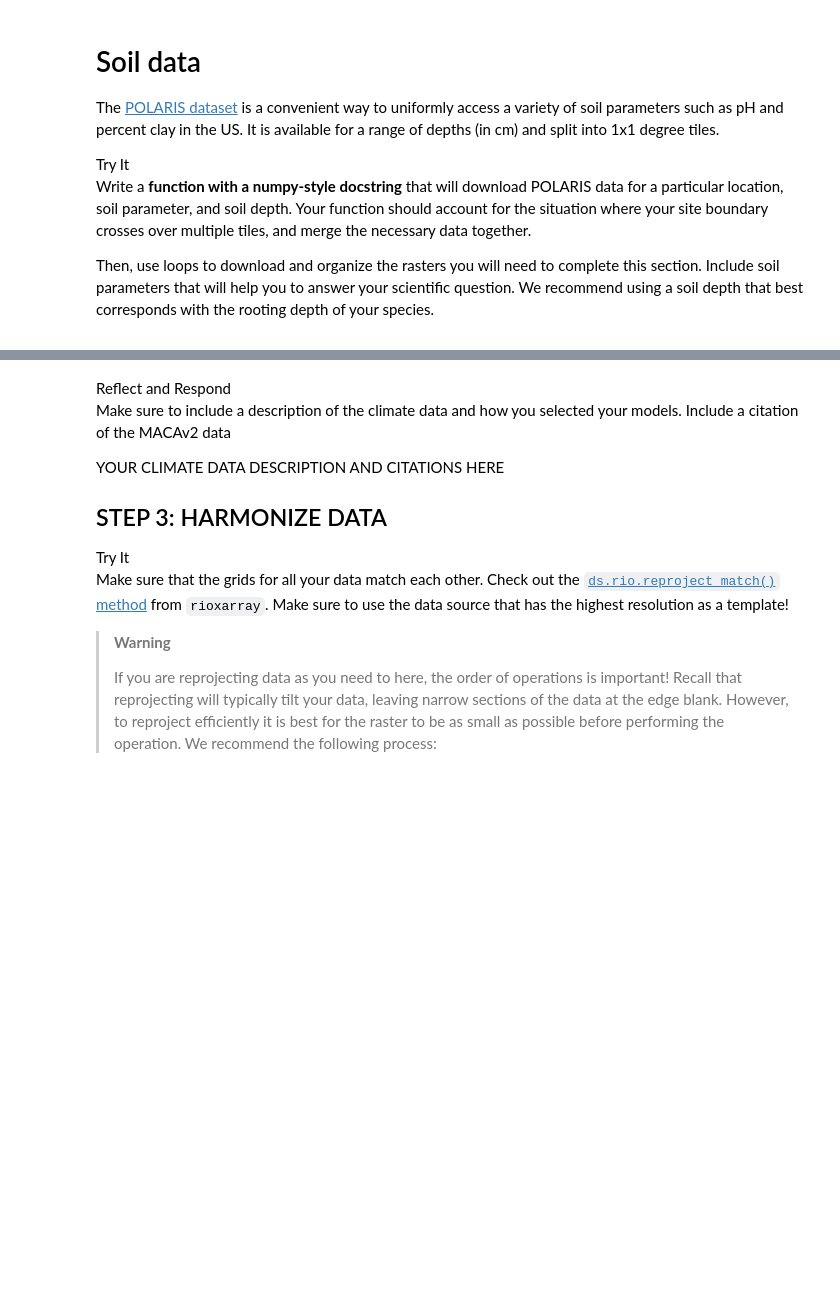
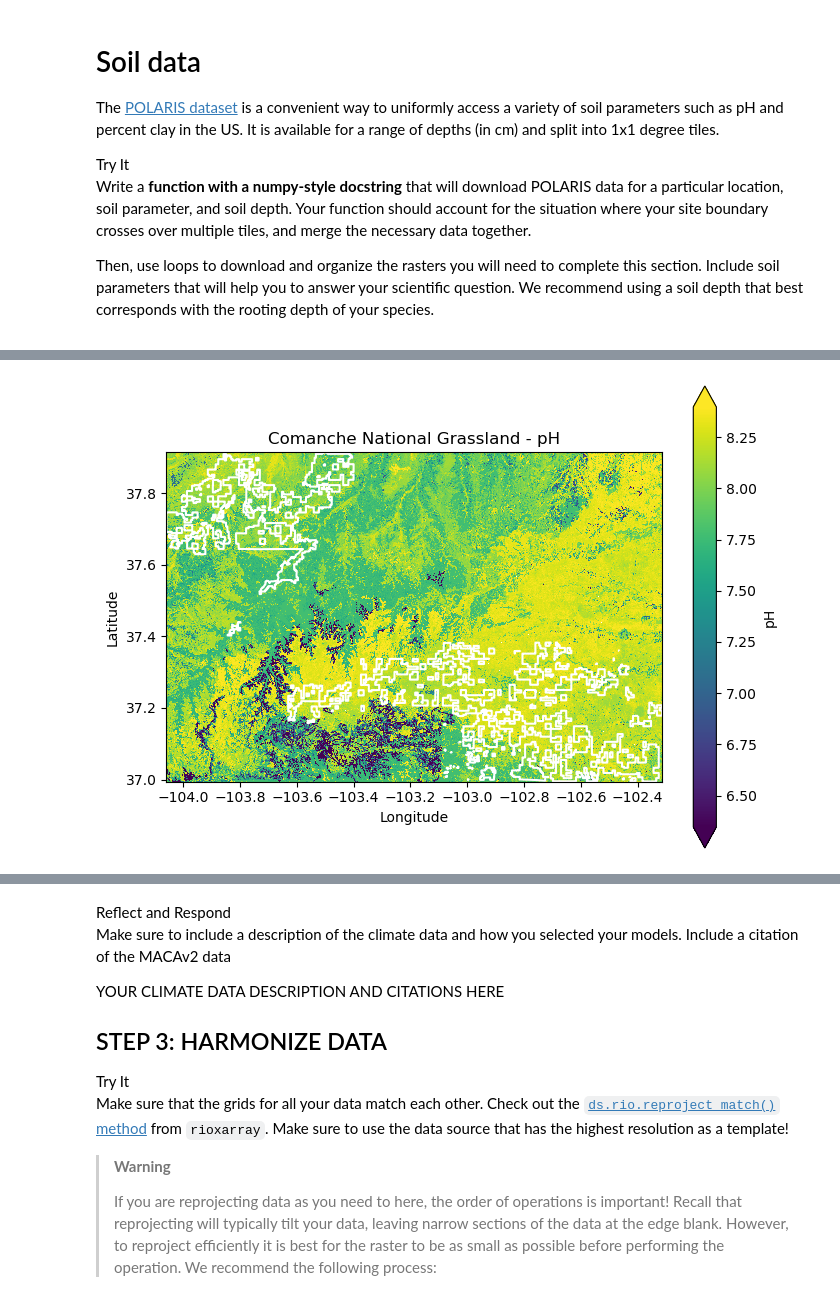
Before and after one commit to earthlab-education/habitat-suitability-brglea, a Jupyter notebook: notebooks/climate.ipynb, the cells around one changed output, grey strips where cells are left out. Drawn from its saved outputs; the diff is of its cells as text; code cells hidden in the pictures; blank space fills up the shorter version.

Commit message:
polaris and srtm with calculated slope downloaded and plotted, moving on to climate model download

```diff
--- a/notebooks/climate.ipynb
+++ b/notebooks/climate.ipynb
@@ -805,0 +909,21 @@ best corresponds with the rooting depth of your species.</p></div></div>
+# %%
+# List of the study areas and corresponding GeoDataFrames to use in for loop
+study_areas = (
+    ("Comanche National Grassland", comanche_grassland_gdf),
+    ("Pawnee National Grassland", pawnee_grassland_gdf)
+)
+
+# Create a list to store the processed data for each study area
+polaris_processed_da_list = []
+
+# Loop through each study area and process the image
+for area_name, area_gdf in study_areas:
+    processed_data = process_image(
+        soil_url_template,
+        soil_prop, soil_stat, soil_depth,
+        area_gdf
+    )
+    polaris_processed_da_list.append(processed_data)
+
+# Call the list to make sure it worked/looks right
+polaris_processed_da_list
@@ -805,0 +948,25 @@ best corresponds with the rooting depth of your species.</p></div></div>
+# %%
+# Plot Pawnee to make sure it works/ looks right
+
+# Set the figure size (width, height in inches)
+plt.figure(figsize=(8, 6))
+
+polaris_processed_da_list[0].plot(
+    cbar_kwargs={"label": "pH"},
+    robust=True,
+    )
+comanche_grassland_gdf.to_crs(polaris_processed_da_list[0].rio.crs).boundary.plot(
+    ax=plt.gca(),
+    color='white').set(
+        title='Comanche National Grassland - pH',
+        xlabel='Longitude',
+        ylabel='Latitude',
+    )
+
+# Save the figure
+plt.savefig("polaris_comanche_plot.png", dpi=300)
+
+# Display the plot
+plt.show()
+# %% [output]
+[figure, added]
```
Also changed, not shown: parts of 34 cells of this notebook, 8 other files.
